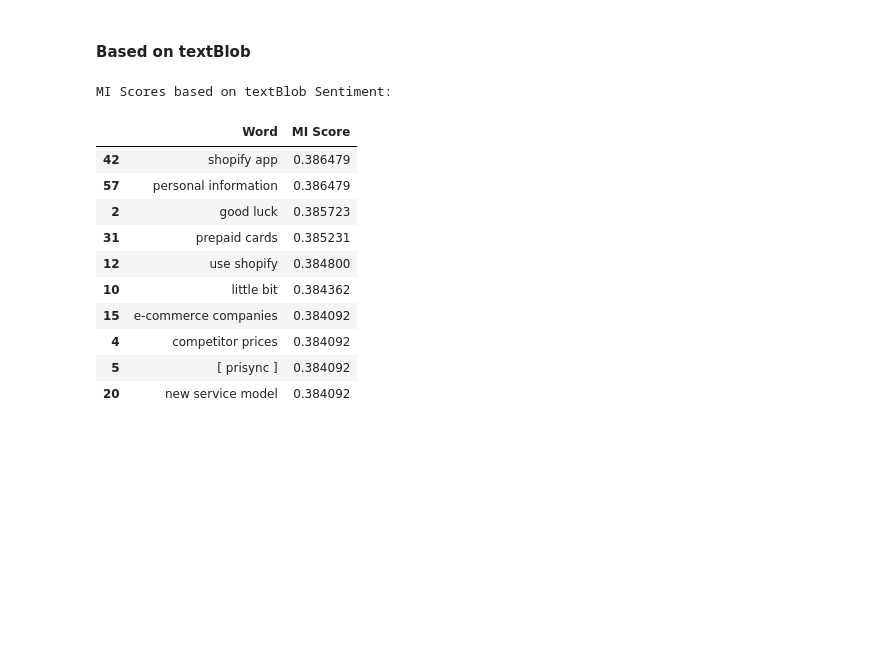
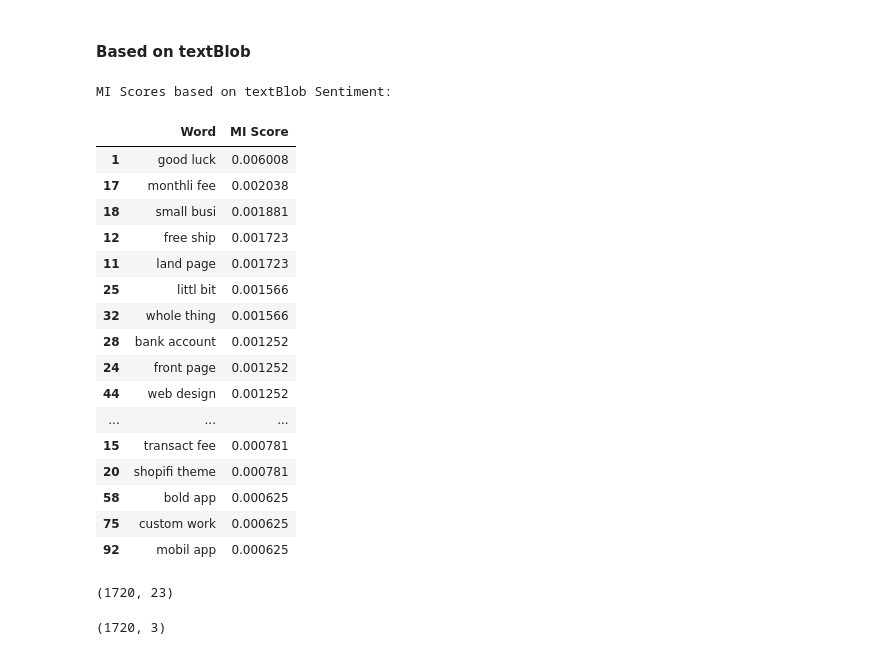
Before and after one commit to ShopifyCapstone/SocialMediaAnalyzer, a Jupyter notebook: Rizk_Jason_Text_Analysis.ipynb, the cells around one changed output. Cells and saved outputs as stored; diff of their text form; code cells hidden in the pictures; blank space fills up the shorter version.

```diff
--- a/Rizk_Jason_Text_Analysis.ipynb
+++ b/Rizk_Jason_Text_Analysis.ipynb
@@ -189,15 +273,12 @@ from collections import Counter
 import re
 #A regular expression (or RE) specifies a set of strings that matches it
 #A formal language for specifying strings
-counter_basic = Counter()
-counter_stem = Counter()
-counter_lemm = Counter()
+counter = Counter()
 for rnumb,comment in enumerate(commentKeepDf['bodyCopy']):
         #add the word in its lowercase form to the counter Container if it is not a stop word and is greather than 2 characters
-        counter_basic.update([(word.lower()) for word in extract_candidate_chunks(comment)  if word.lower() not in stop and len(word) > 2 and len(word.split())>1])
-        counter_stem.update([sbStem.stem(word.lower()) for word in extract_candidate_chunks(comment)  if word.lower() not in stop and len(word) > 2 and len(word.split())>1])
-        counter_lemm.update([wnLemm.lemmatize(word.lower()) for word in extract_candidate_chunks(comment)  if word.lower() not in stop and len(word) > 2 and len(word.split())>1])
-        if (rnumb % 100 == 1):
+        counter.update([(word.lower()) for word in get_nounPhrases(comment, minWordLength = 2) if word.lower() not in stop])
+        #print(get_nounPhrases(comment))
+        if (rnumb % 1000 == 1):
             print("processed %d reviews" % (rnumb))
 
 print("****Done****")
@@ -368,20 +415,22 @@ Number of Positive Comments based on textBlob:  350
 #Find out if a particular review has the word from topk list
 #note: needed to ad .lower else not matching all words
 
-top_k_l = counter_lemm.most_common(k)
+top_k = counter.most_common(k)
 
 freqReview = []
 #create a list, one entry for each review; the entry is binary list indicating whether this review as the term i or not in the top k
 for i in range(len(commentDf)):
-    tempCounter = Counter([wnLemm.lemmatize(word.lower()) for word in extract_candidate_chunks(commentDf['commentCol'][i])])
+    #  counter.update([(word.lower()) for word in get_nounPhrases(comment, minWordLength = 2) if word.lower() not in stop])
+
+    tempCounter = Counter([(word.lower()) for word in get_nounPhrases(commentDf['commentCol'][i], minWordLength = 2)])
     #extract_candidate_chunks(reviewDf['reviewCol'][i])
     #print(tempCounter)
-    topkinComment = [1 if tempCounter[word] > 0 else 0 for (word,wordCount) in top_k_l]
+    topkinComment = [1 if tempCounter[word] > 0 else 0 for (word,wordCount) in top_k]
     freqReview.append(topkinComment)
 
 freqReviewDf = pandas.DataFrame(freqReview)
 dfName = []
-for c in top_k_l:
+for c in top_k:
     dfName.append(c[0])
     #print(c)
 freqReviewDf.columns = dfName
@@ -402,0 +452,5 @@ finaldf = dataDf.join(finalcommentDf)
+# %%
+
+commentKeepDf_reindexed = commentKeepDf.reset_index(drop=True)
+finaldf = commentKeepDf_reindexed.join(finalcommentDf)
+#finaldf.head()
@@ -618,7 +698,7 @@ for i in range(len(finaldf)):
 import sklearn
 import sklearn.metrics as metrics
 miScore = []
-for word in top_k_l:
+for word in top_k:
     #two inputs for MI, both are binary, first indicate the class (positive or negative), second indicates if term is present in reveiw (0 = no , 1 = yes)
     #need to know which reviews are p or n and which actually contain the term to get MI
     miScore.append([word[0]]+[metrics.mutual_info_score(gtScore,finaldf[word[0]].as_matrix())])
@@ -626,7 +706,7 @@ for word in top_k_l:
 miScoredf = pandas.DataFrame(miScore).sort_values(1,ascending=0)
 miScoredf.columns = ['Word','MI Score']
 print("MI Scores based on Vader Sentiment: \n")
-miScoredf.head(10)
+miScoredf.head(50)
 # %% [output]
 MI Scores based on Vader Sentiment:
 |  | Word | MI Score |
@@ -645,35 +731,49 @@ MI Scores based on Vader Sentiment:
 # %%
 #creating a binary list indicating whether a review is positive (1) or negative (0)
 gtScore = []
 for i in range(len(finaldf)):
     if finaldf['textBlob'][i]>0:
         gtScore.append(1)
     else:
         gtScore.append(0)
 #Calculate mutual information score using scikit lean package
 import sklearn
 import sklearn.metrics as metrics
 miScore = []
-for word in top_k_l:
+for word in top_k:
     #two inputs for MI, both are binary, first indicate the class (positive or negative), second indicates if term is present in reveiw (0 = no , 1 = yes)
     #need to know which reviews are p or n and which actually contain the term to get MI
     miScore.append([word[0]]+[metrics.mutual_info_score(gtScore,finaldf[word[0]].as_matrix())])
     #question these are the MI scores for positive reviews, how do we get them for negative reviews
 miScoredf = pandas.DataFrame(miScore).sort_values(1,ascending=0)
 miScoredf.columns = ['Word','MI Score']
 print("MI Scores based on textBlob Sentiment: \n")
 
-miScoredf.head(10)
+miScoredf.head(50)
 # %% [output]
 MI Scores based on textBlob Sentiment:
 |  | Word | MI Score |
-| 42 | shopify app | 0.386479 |
-| 57 | personal information | 0.386479 |
-| 2 | good luck | 0.385723 |
-| 31 | prepaid cards | 0.385231 |
-| 12 | use shopify | 0.384800 |
-| 10 | little bit | 0.384362 |
-| 15 | e-commerce companies | 0.384092 |
-| 4 | competitor prices | 0.384092 |
-| 5 | [ prisync ] | 0.384092 |
-| 20 | new service model | 0.384092 |
+| 1 | good luck | 0.006008 |
+| 17 | monthli fee | 0.002038 |
+| 18 | small busi | 0.001881 |
+| 12 | free ship | 0.001723 |
+| 11 | land page | 0.001723 |
+| 25 | littl bit | 0.001566 |
+| 32 | whole thing | 0.001566 |
+| 28 | bank account | 0.001252 |
+| 24 | front page | 0.001252 |
+| 44 | web design | 0.001252 |
+| ... | ... | ... |
+| 15 | transact fee | 0.000781 |
+| 20 | shopifi theme | 0.000781 |
+| 58 | bold app | 0.000625 |
+| 75 | custom work | 0.000625 |
+| 92 | mobil app | 0.000625 |
+# %%
+commentKeepDf.shape
+# %% [output]
+(1720, 23)
+# %%
+commentDf.shape
+# %% [output]
+(1720, 3)
```
Also changed, not shown: parts of 46 cells of this notebook.
